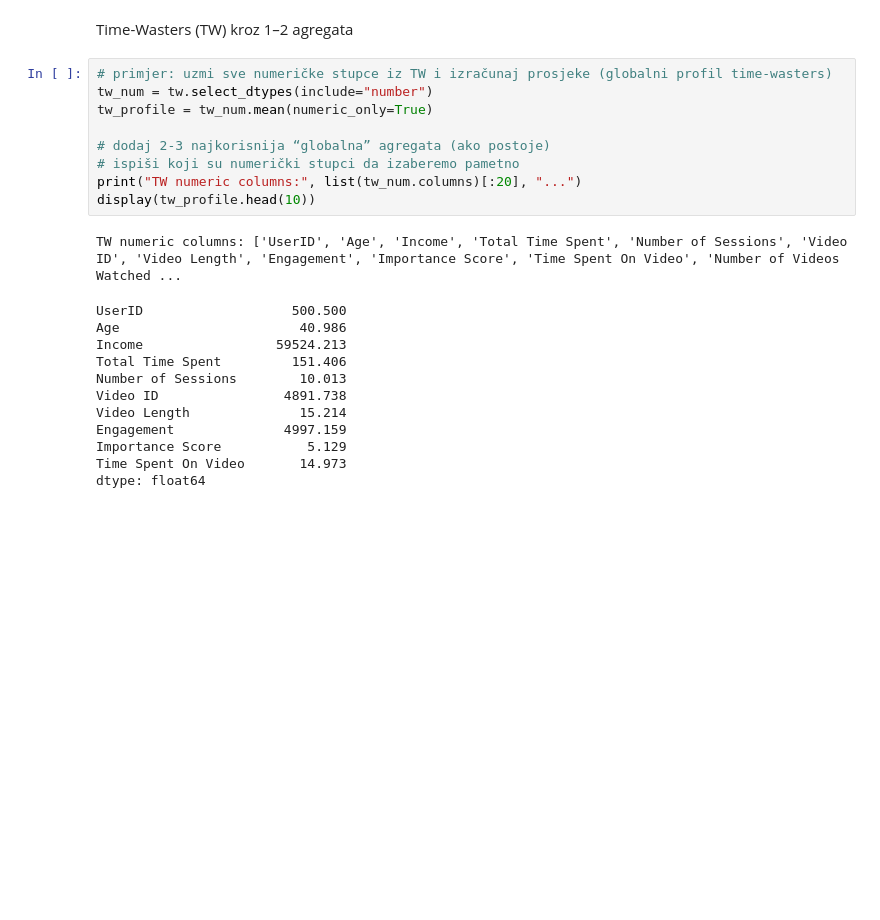
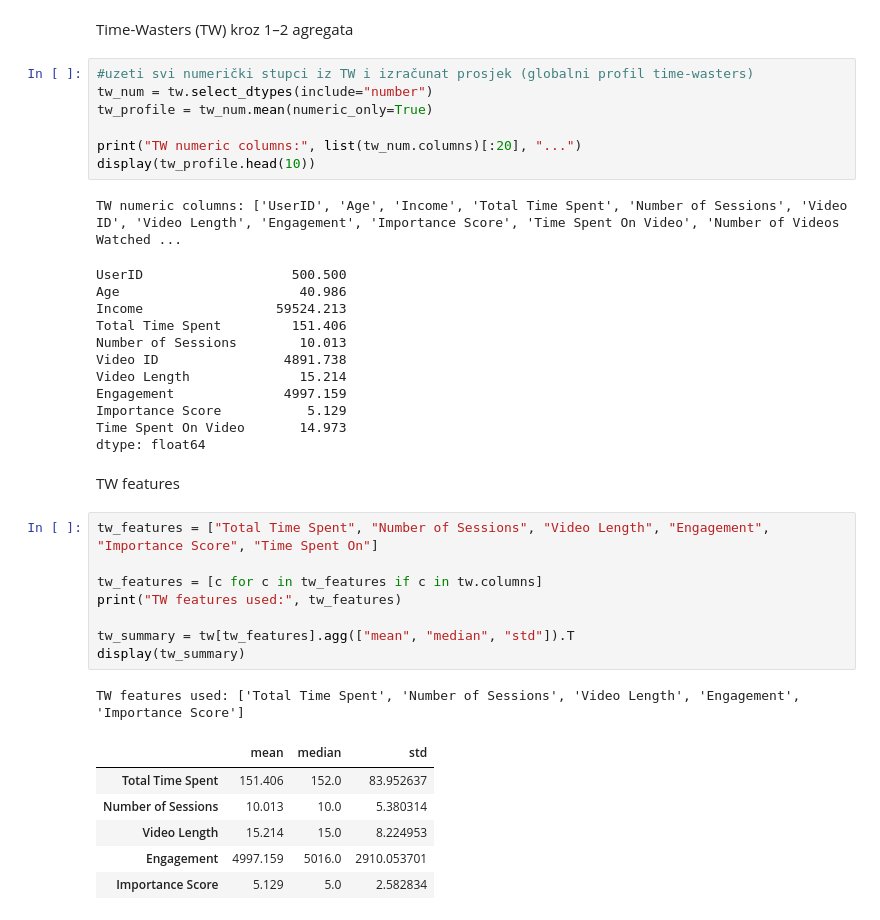
Before and after one commit to djasek21foi/PAP_PROJEKT, a Jupyter notebook: notebooks/02_preprocessing_integration.ipynb, the cells around one changed output. Saved outputs shown, nothing was run; the diff lists cells and outputs as text; blank space fills up the shorter version.

```diff
--- a/notebooks/02_preprocessing_integration.ipynb
+++ b/notebooks/02_preprocessing_integration.ipynb
@@ -211,12 +211,10 @@ Integrated (individual-level) shape: (23730, 12)
 # %% [markdown]
 Time-Wasters (TW) kroz 1–2 agregata
 # %%
-# primjer: uzmi sve numeričke stupce iz TW i izračunaj prosjeke (globalni profil time-wasters)
+#uzeti svi numerički stupci iz TW i izračunat prosjek (globalni profil time-wasters)
 tw_num = tw.select_dtypes(include="number")
 tw_profile = tw_num.mean(numeric_only=True)
 
-# dodaj 2-3 najkorisnija “globalna” agregata (ako postoje)
-# ispiši koji su numerički stupci da izaberemo pametno
 print("TW numeric columns:", list(tw_num.columns)[:20], "...")
 display(tw_profile.head(10))
 # %% [output]
@@ -232,3 +230,21 @@ Engagement              4997.159
 Importance Score           5.129
 Time Spent On Video       14.973
 dtype: float64
+# %% [markdown]
+TW features
+# %%
+tw_features = ["Total Time Spent", "Number of Sessions", "Video Length", "Engagement", "Importance Score", "Time Spent On"]
+
+tw_features = [c for c in tw_features if c in tw.columns]
+print("TW features used:", tw_features)
+
+tw_summary = tw[tw_features].agg(["mean", "median", "std"]).T
+display(tw_summary)
+# %% [output]
+TW features used: ['Total Time Spent', 'Number of Sessions', 'Video Length', 'Engagement', 'Importance Score']
+|  | mean | median | std |
+| Total Time Spent | 151.406 | 152.0 | 83.952637 |
+| Number of Sessions | 10.013 | 10.0 | 5.380314 |
+| Video Length | 15.214 | 15.0 | 8.224953 |
+| Engagement | 4997.159 | 5016.0 | 2910.053701 |
+| Importance Score | 5.129 | 5.0 | 2.582834 |
```
